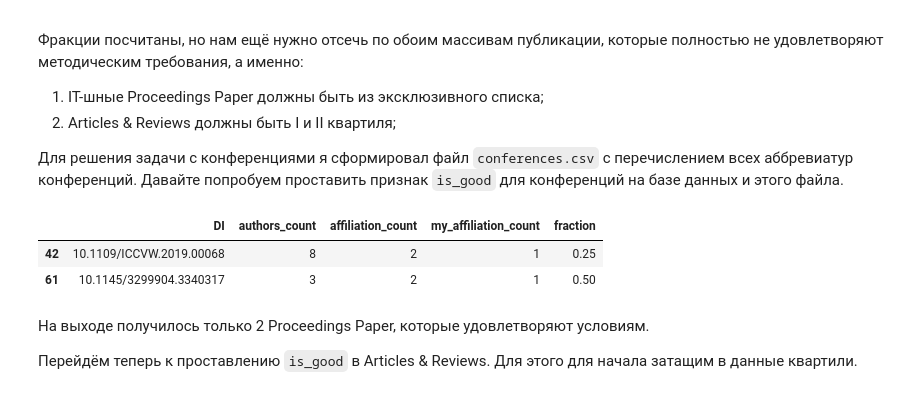
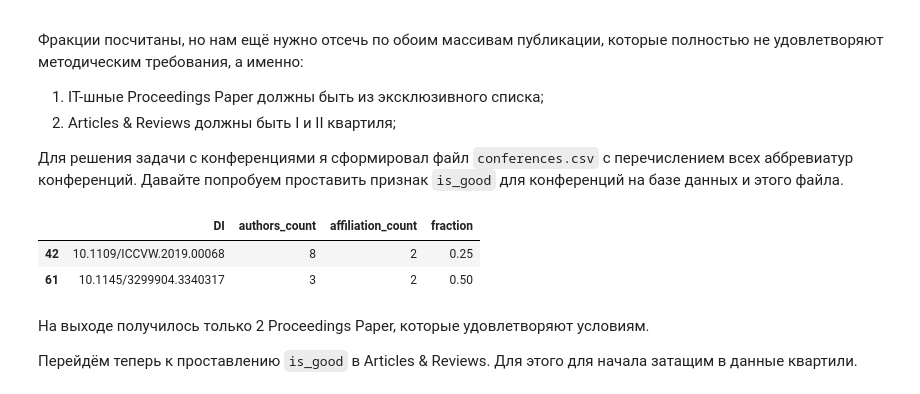
Before and after one commit to psalru/analytics, a Jupyter notebook: 2021_07_07_wos_q1_q2_with_fractions/report.ipynb, the cells around one changed output. Cells and saved outputs as stored; diff of their text form; code cells hidden in the pictures.

```diff
--- a/2021_07_07_wos_q1_q2_with_fractions/report.ipynb
+++ b/2021_07_07_wos_q1_q2_with_fractions/report.ipynb
@@ -290,6 +298,7 @@ ar[['DI', 'authors_count', 'affiliation_count']].head()
 | 3 | 10.1002/pssa.201900894 | 11 | 4 |
 | 4 | 10.1063/1.5126195 | 5 | 2 |
 # %%
-it['affiliation_count'] = it['C1'].apply(lambda x: len(re.findall('\[[^\]]*\][^;]*', x)))
-it[['DI', 'authors_count', 'affiliation_count']].head()
+it['affiliation_count'] = it['C1'].apply(lambda x: get_affiliation_count(x, itmo_names.unique()))
+it['my_affiliation_data'] = it['C1'].apply(lambda x: get_my_affiliation_data(x, itmo_names.unique()))
+it[['DI', 'authors_count', 'affiliation_count', 'my_affiliation_data']].head()
 # %% [output]
@@ -353,4 +310,0 @@ ar[['DI', 'authors_count', 'affiliation_count', 'my_affiliation_count']].head()
-# %%
-it['my_affiliation'] = it['C1'].apply(lambda x: get_my_affiliations(x))
-it['my_affiliation_count'] = it['my_affiliation'].apply(lambda x: len(x['packages']))
-it[['DI', 'authors_count', 'affiliation_count', 'my_affiliation_count']].head()
@@ -364,19 +311,6 @@ it[['DI', 'authors_count', 'affiliation_count', 'my_affiliation_count']].head()
 # %% [markdown]
 Теперь можно посчитать фракционность статей и записать их в `fraction`.
 # %%
-def get_faction(row):
-    author_count = row['authors_count']
-    one_faction = 1/author_count
-    result = 0
-
-    if len(row['my_affiliation']) > 0:
-        for affiliation_count in row['my_affiliation']['count_affiliations_by_author'].values():
-            result += one_faction / affiliation_count
-    else:
-        result = 0
-
-    return result
-
 ar['fraction'] = ar.apply(lambda x: get_faction(x), axis=1)
-ar[['DI', 'authors_count', 'affiliation_count', 'my_affiliation_count', 'fraction']].head()
+ar[['DI', 'authors_count', 'affiliation_count', 'my_affiliation_data', 'fraction']].head()
 # %% [output]
@@ -410,22 +344,12 @@ it[['DI', 'authors_count', 'affiliation_count', 'my_affiliation_count', 'fractio
 # %%
 conferences = pd.read_csv('data/conferences.csv', header=None, squeeze=True)
 
-def is_good_conf(title):
-    abbrs = re.findall('\(\w*\)', title)
-
-    if len(abbrs) > 0:
-        abbr = abbrs[0].replace('(', '').replace(')', '')
-
-        return abbr in conferences.unique()
-    else:
-        return False
-
-it['is_good'] = it['CT'].apply(lambda x: is_good_conf(x))
-it[it['is_good']][['DI', 'authors_count', 'affiliation_count', 'my_affiliation_count', 'fraction']].head()
+it['is_good'] = it['CT'].apply(lambda x: is_good_conf(x, conferences.unique()))
+it[it['is_good']][['DI', 'authors_count', 'affiliation_count', 'fraction']].head()
 # %% [output]
-|  | DI | authors_count | affiliation_count | my_affiliation_count | fraction |
-| 42 | 10.1109/ICCVW.2019.00068 | 8 | 2 | 1 | 0.25 |
-| 61 | 10.1145/3299904.3340317 | 3 | 2 | 1 | 0.50 |
+|  | DI | authors_count | affiliation_count | fraction |
+| 42 | 10.1109/ICCVW.2019.00068 | 8 | 2 | 0.25 |
+| 61 | 10.1145/3299904.3340317 | 3 | 2 | 0.50 |
 # %% [markdown]
 На выходе получилось только 2 Proceedings Paper, которые удовлетворяют условиям.
 
```
Also changed, not shown: parts of 13 cells of this notebook, 2 other files.
